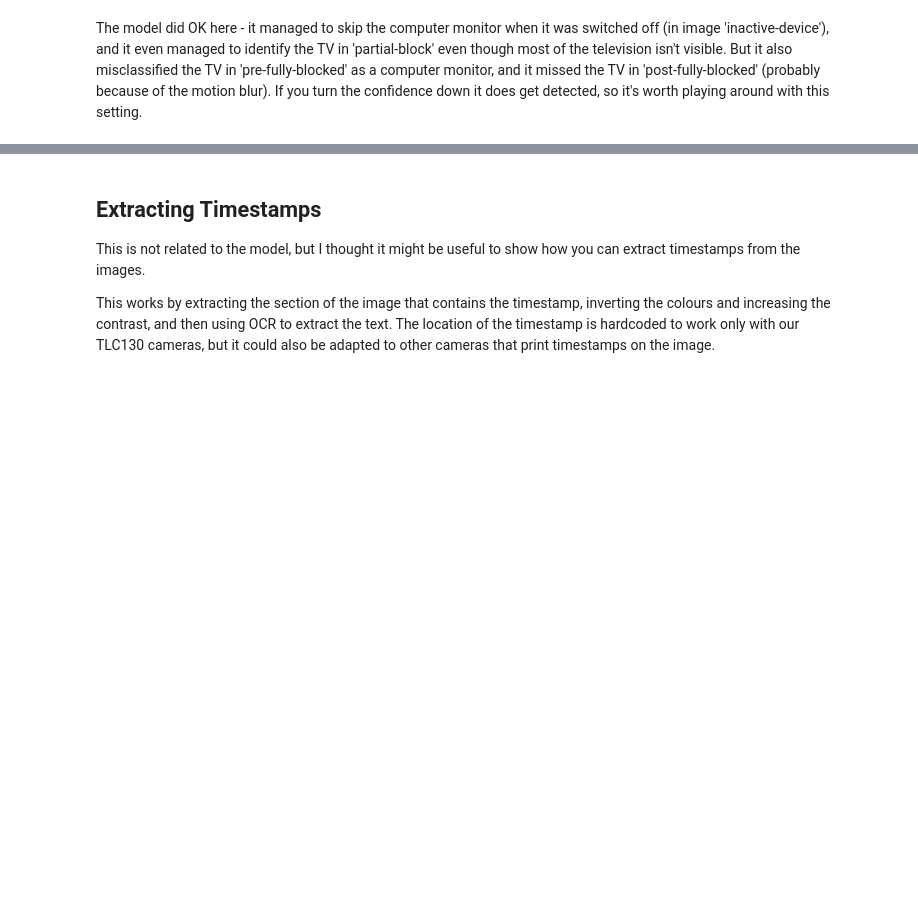
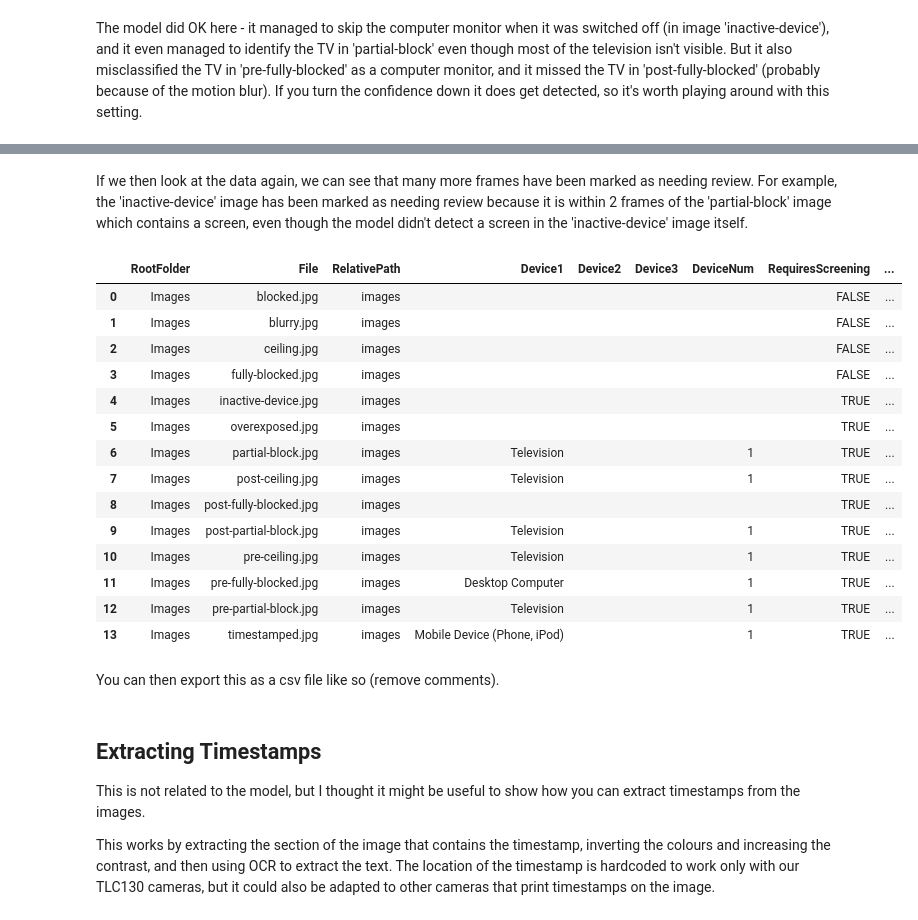
Before and after one commit to Motivation-and-Behaviour/SquareEyes, a Jupyter notebook: notebooks/example.ipynb, the cells around one changed output, grey strips where cells are left out. Drawn from its saved outputs; the diff is of its cells as text; code cells hidden in the pictures; blank space fills up the shorter version.

```diff
--- a/notebooks/example.ipynb
+++ b/notebooks/example.ipynb
@@ -224,0 +265,24 @@ xyxyn: tensor([[0.2389, 0.4356, 0.5533, 0.9114]], device='cuda:0')
+# %%
+csv_rows = calculate_n_back(csv_rows, n=2)
+# %% [markdown]
+If we then look at the data again, we can see that many more frames have been marked as needing review. For example, the 'inactive-device' image has been marked as needing review because it is within 2 frames of the 'partial-block' image which contains a screen, even though the model didn't detect a screen in the 'inactive-device' image itself.
+# %%
+pd.DataFrame(csv_rows)
+# %% [output]
+|  | RootFolder | File | RelativePath | Device1 | Device2 | Device3 | DeviceNum | RequiresScreening | ... |
+| 0 | Images | blocked.jpg | images |  |  |  |  | FALSE | ... |
+| 1 | Images | blurry.jpg | images |  |  |  |  | FALSE | ... |
+| 2 | Images | ceiling.jpg | images |  |  |  |  | FALSE | ... |
+| 3 | Images | fully-blocked.jpg | images |  |  |  |  | FALSE | ... |
+| 4 | Images | inactive-device.jpg | images |  |  |  |  | TRUE | ... |
+| 5 | Images | overexposed.jpg | images |  |  |  |  | TRUE | ... |
+| 6 | Images | partial-block.jpg | images | Television |  |  | 1 | TRUE | ... |
+| 7 | Images | post-ceiling.jpg | images | Television |  |  | 1 | TRUE | ... |
+| 8 | Images | post-fully-blocked.jpg | images |  |  |  |  | TRUE | ... |
+| 9 | Images | post-partial-block.jpg | images | Television |  |  | 1 | TRUE | ... |
+| 10 | Images | pre-ceiling.jpg | images | Television |  |  | 1 | TRUE | ... |
+| 11 | Images | pre-fully-blocked.jpg | images | Desktop Computer |  |  | 1 | TRUE | ... |
+| 12 | Images | pre-partial-block.jpg | images | Television |  |  | 1 | TRUE | ... |
+| 13 | Images | timestamped.jpg | images | Mobile Device (Phone, iPod) |  |  | 1 | TRUE | ... |
+# %% [markdown]
+You can then export this as a csv file like so (remove comments).
```
Also changed, not shown: parts of 18 cells of this notebook.
